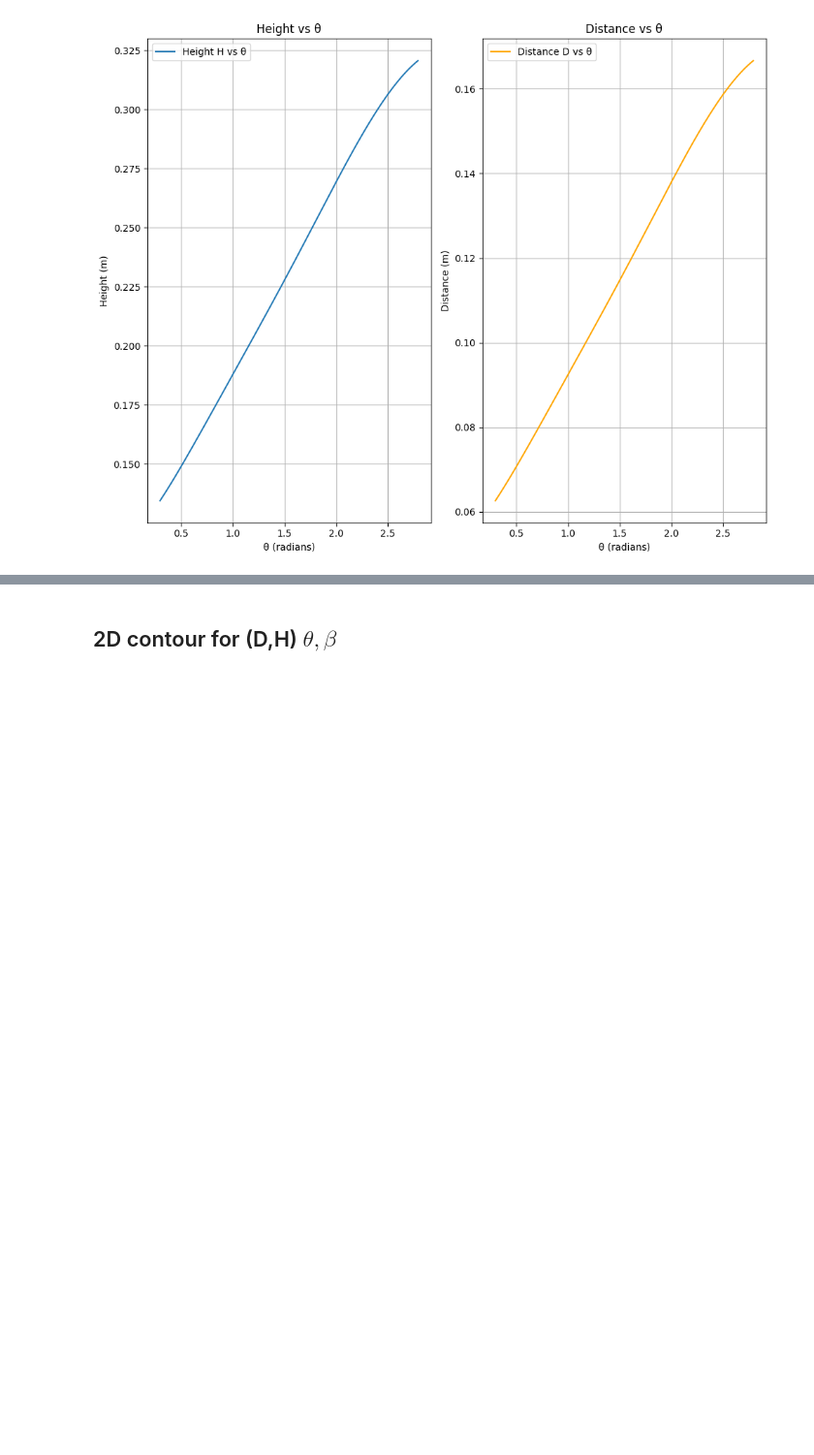
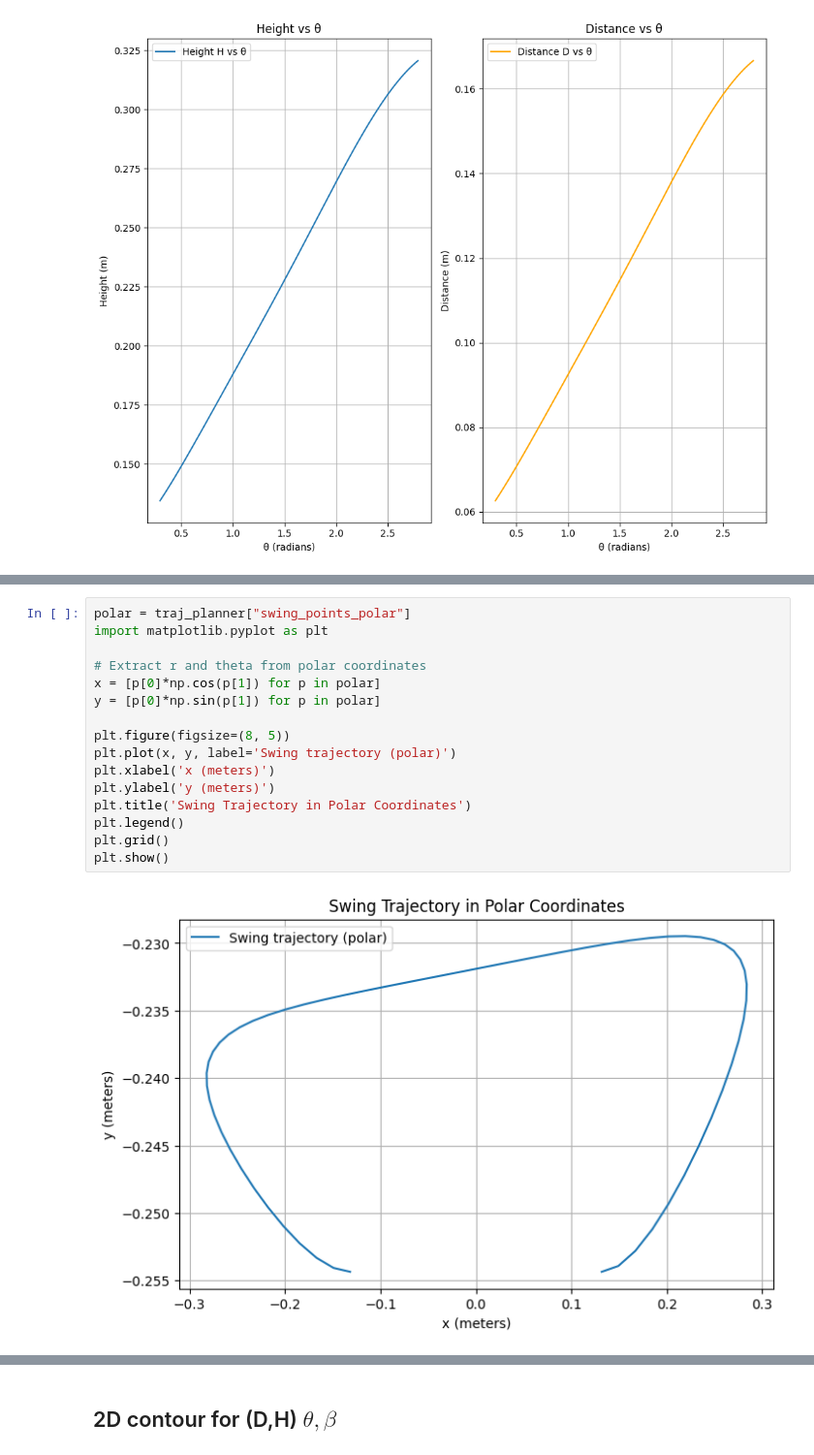
Before and after one commit to Starlee-0514/LegWheel, a Jupyter notebook: Note/Note.ipynb, the cells around one changed output, grey strips where cells are left out. Shown at 97% size. Cells and saved outputs as stored; diff of their text form; blank space fills up the shorter version.

```diff
--- a/Note/Note.ipynb
+++ b/Note/Note.ipynb
@@ -192,0 +288,18 @@ plt.show()
+# %%
+polar = traj_planner["swing_points_polar"]
+import matplotlib.pyplot as plt
+
+# Extract r and theta from polar coordinates
+x = [p[0]*np.cos(p[1]) for p in polar]
+y = [p[0]*np.sin(p[1]) for p in polar]
+
+plt.figure(figsize=(8, 5))
+plt.plot(x, y, label='Swing trajectory (polar)')
+plt.xlabel('x (meters)')
+plt.ylabel('y (meters)')
+plt.title('Swing Trajectory in Polar Coordinates')
+plt.legend()
+plt.grid()
+plt.show()
+# %% [output]
+[figure, added]
```
Also changed, not shown: parts of 13 cells of this notebook, 8 other files.
